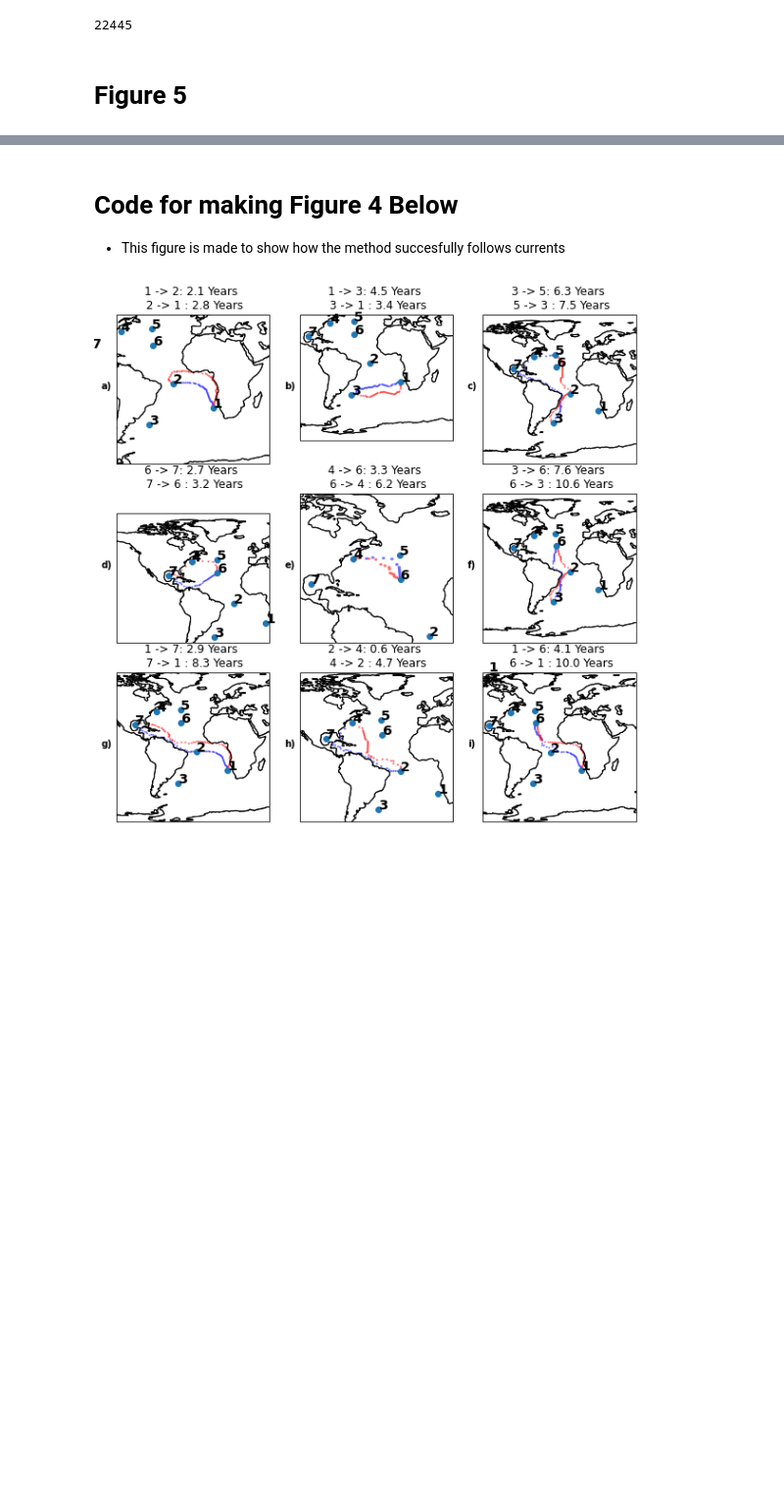
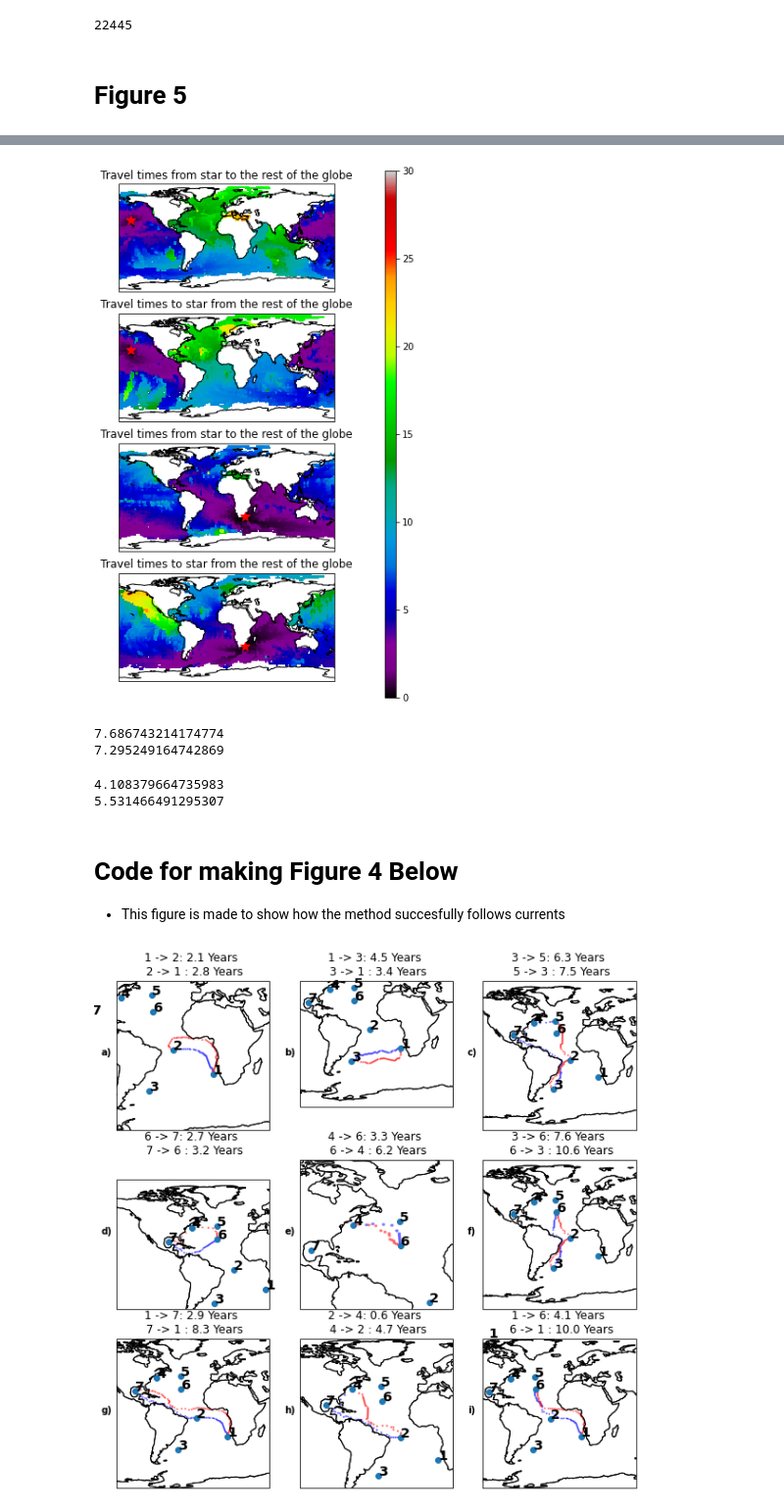
Before and after one commit to MikeOMa/MLTravelTimesFigures, a Jupyter notebook: FiguresForPaper.ipynb, the cells around one changed output, grey strips where cells are left out. Shown at 98% size. Cells and saved outputs as stored; diff of their text form; code cells hidden in the pictures; blank space fills up the shorter version.

```diff
--- a/FiguresForPaper.ipynb
+++ b/FiguresForPaper.ipynb
@@ -1,9 +1,11 @@
 # %%
+%load_ext autoreload
+%autoreload 2
 ## DriftMLP is the package implementing this methodology
 import DriftMLP
 ## h3 to convert locations to their h3 indices.
 ## Where possible we use DriftMLP.helpers.return_h3_inds()
-import h3.api.basic_int as h3
+h3_sys = DriftMLP.drifter_indexing.discrete_system.DefaultSystem
 
 ## core python packages
 import os
@@ -52,7 +54,7 @@ del networks
 stations = np.loadtxt("locations.txt", delimiter=',')
 stations = pd.DataFrame(stations, index=range(1, 8))
 stations.columns = ['Longitude', 'Latitude']
-stations['h3'] = DriftMLP.helpers.return_h3_inds([i[['Longitude', 'Latitude']].to_list() for _,i in stations.iterrows()])
+stations['h3'] = h3_sys.return_inds([i[['Longitude', 'Latitude']].to_list() for _,i in stations.iterrows()])
 stations.loc[:,['Longitude', 'Latitude']].to_latex()
 gc.collect()
 print(sum([1 if len(i)>0 else 0 for i in network['stories']]))
@@ -155,3 +118,67 @@ fig.savefig(f"Images/tt1_{postfix}.pdf", bbox_inches='tight')
+# %%
+## Color bar settings
+crs = ccrs.PlateCarree()
+fig, axs = plt.subplots(4, 1, subplot_kw={'projection': crs},
+                        figsize=(5.5, 10))
+norm = plt.Normalize(vmin =0, vmax=30)
+#norm.autoscale(travel_times_df1['traveltime'])
+cmap = plt.get_cmap('nipy_spectral')
+def plot_travel_time_df(travel_time_df, norm, ax,col = 'traveltime',
+                       source=[0,0]):
+
+    sm = plt.cm.ScalarMappable(cmap=cmap, norm=norm)
+
+
+
+
+
+    # Make the CartoPy plot by adding the polygons colored by the travel time
+    plot_df = travel_time_df.query(f"{col}>0")
+    for color, rows in plot_df.groupby(col):
+        color_mapped = sm.cmap(norm(color))
+        ax.add_geometries(rows['geometry'], crs=ccrs.PlateCarree(),
+                           facecolor=color_mapped, edgecolor=color_mapped)
+    ax.coastlines()
+    #q = ax.get_extent()
+
+
+
+    ax.plot(source[0], source[1], '*',
+             color='red', markersize=10, transform=ccrs.Geodetic())
+    ax.set_global()
+
+
+plot_travel_time_df(travel_times_df1, norm, axs[0], source=point1)
+axs[0].set_title("Travel times from star to the rest of the globe")
+plot_travel_time_df(travel_times_df1, norm, axs[1], col='incoming_traveltime', source=point1)
+axs[1].set_title("Travel times to star from the rest of the globe")
+plot_travel_time_df(travel_times_df2, norm, axs[2], source=point2)
+axs[2].set_title("Travel times from star to the rest of the globe")
+plot_travel_time_df(travel_times_df2, norm, axs[3], col='incoming_traveltime', source=point2)
+axs[3].set_title("Travel times to star from the rest of the globe")
+
+
+cax = fig.add_axes([0.95, 0.1, 0.03, 0.8])  # x0 y0 width height
+cax.set_ylabel('Years', labelpad=25, rotation=270)
+mpl.colorbar.ColorbarBase(cax,
+                          cmap=cmap,
+                          norm=norm)
+fig.savefig(f"Images/tt1_{postfix}.png", bbox_inches='tight')
+fig.savefig(f"Images/tt1_{postfix}.pdf", bbox_inches='tight')
+# %% [output]
+[figure, added]
+# %%
+print(travel_times_df1.query("traveltime>0")['traveltime'].median())
+print(travel_times_df1.query("incoming_traveltime>0")['incoming_traveltime'].median())
+# %% [output]
+7.686743214174774
+7.295249164742869
+# %%
+print(travel_times_df2.query("traveltime>0")['traveltime'].median())
+print(travel_times_df2.query("incoming_traveltime>0")['incoming_traveltime'].median())
+# %% [output]
+4.108379664735983
+5.531466491295307
 # %% [markdown]
 # Code for making Figure 4 Below
 
```
Also changed, not shown: parts of 10 cells of this notebook, 2 other files.
